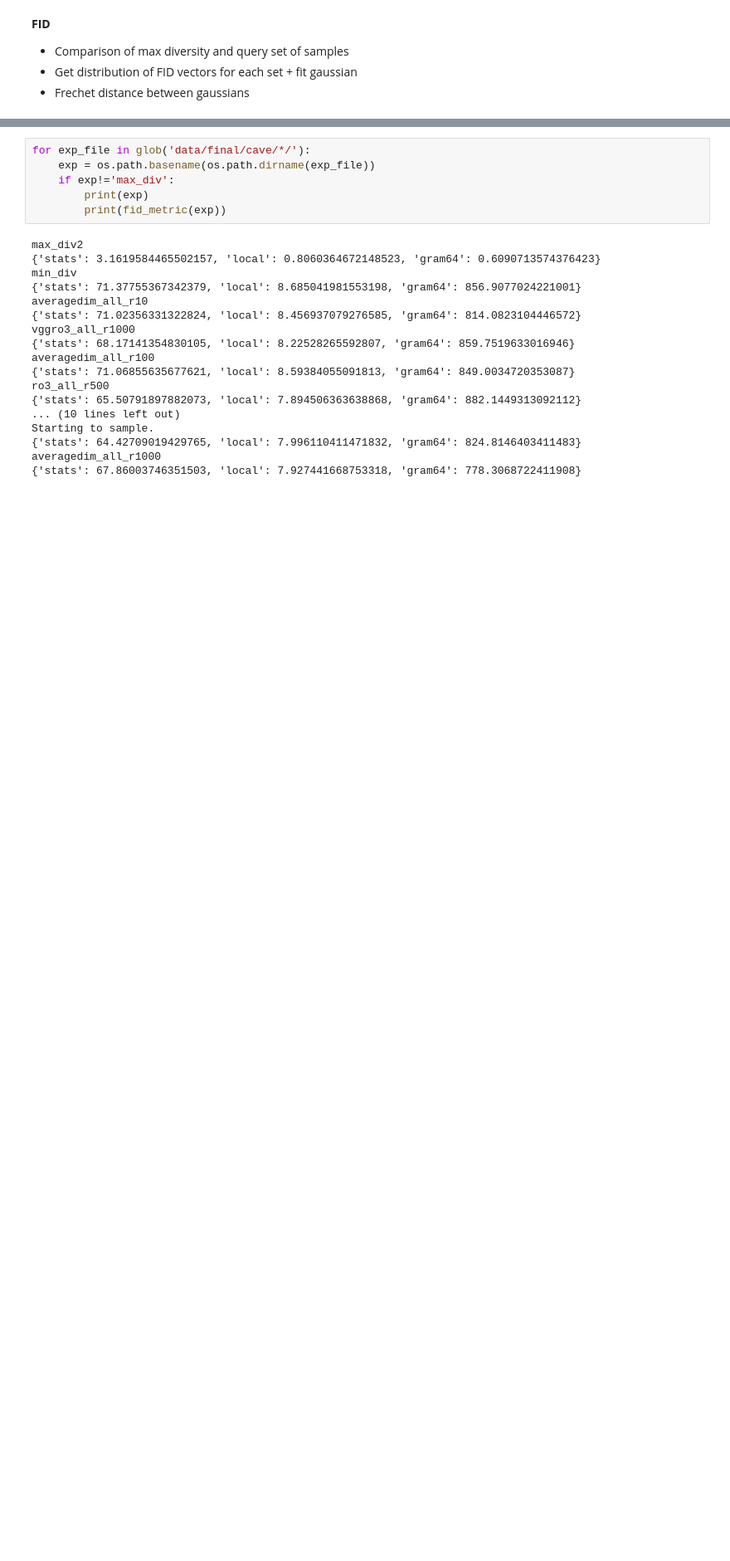
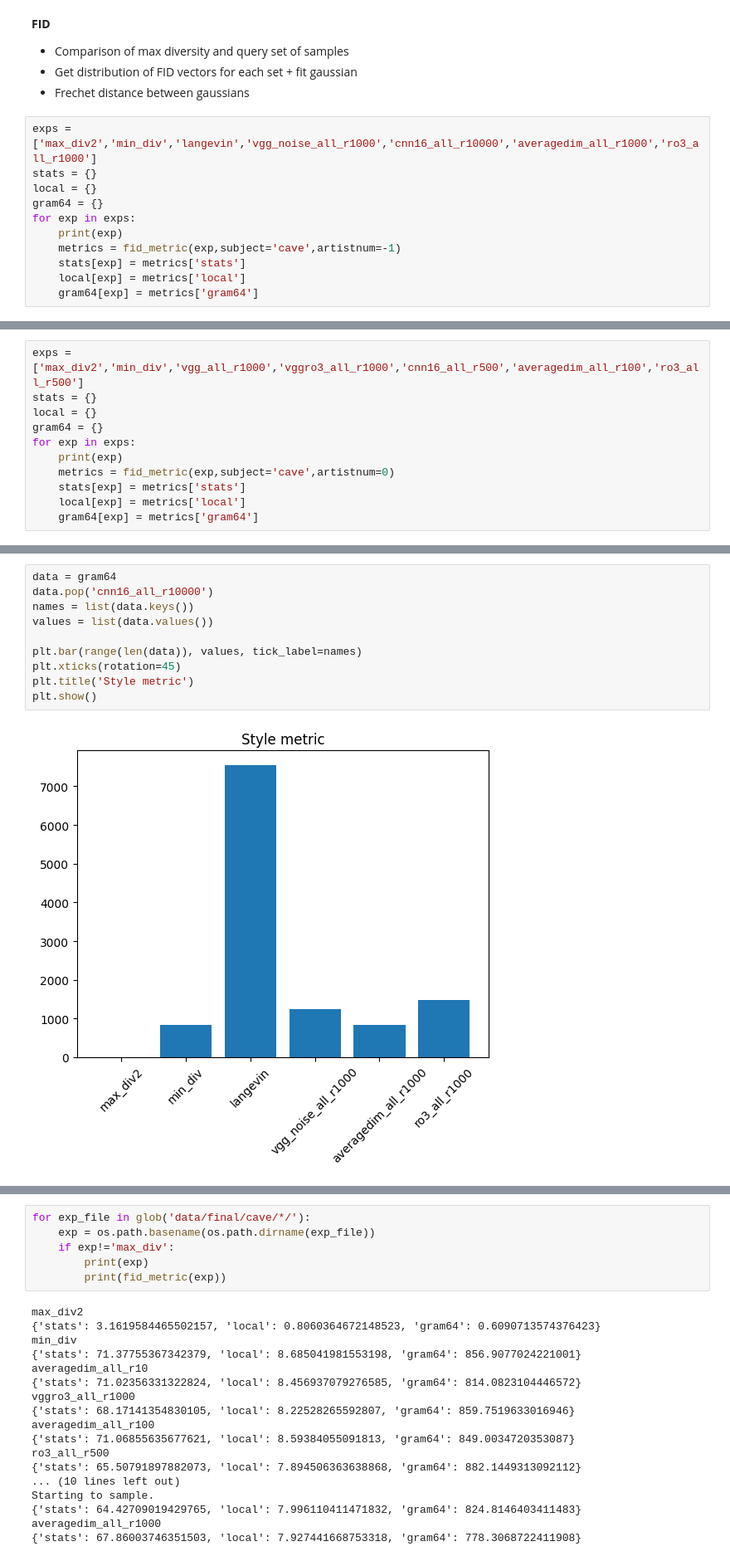
Before and after one commit to alexpondaven/particlediffusion, a Jupyter notebook: metrics.ipynb, the cells around one changed output, grey strips where cells are left out. Shown at 83% size. Drawn from its saved outputs; the diff is of its cells as text; blank space fills up the shorter version.

Commit message:
metrics and tsne

```diff
--- a/metrics.ipynb
+++ b/metrics.ipynb
@@ -40,3 +40,14 @@ from glob import glob
 - Comparison of max diversity and query set of samples
 - Get distribution of FID vectors for each set + fit gaussian
 - Frechet distance between gaussians
+# %%
+exps = ['max_div2','min_div','langevin','vgg_noise_all_r1000','cnn16_all_r10000','averagedim_all_r1000','ro3_all_r1000']
+stats = {}
+local = {}
+gram64 = {}
+for exp in exps:
+    print(exp)
+    metrics = fid_metric(exp,subject='cave',artistnum=-1)
+    stats[exp] = metrics['stats']
+    local[exp] = metrics['local']
+    gram64[exp] = metrics['gram64']
@@ -42,0 +62,11 @@ from glob import glob
+# %%
+exps = ['max_div2','min_div','vgg_all_r1000','vggro3_all_r1000','cnn16_all_r500','averagedim_all_r100','ro3_all_r500']
+stats = {}
+local = {}
+gram64 = {}
+for exp in exps:
+    print(exp)
+    metrics = fid_metric(exp,subject='cave',artistnum=0)
+    stats[exp] = metrics['stats']
+    local[exp] = metrics['local']
+    gram64[exp] = metrics['gram64']
@@ -42,0 +81,12 @@ from glob import glob
+# %%
+data = gram64
+data.pop('cnn16_all_r10000')
+names = list(data.keys())
+values = list(data.values())
+
+plt.bar(range(len(data)), values, tick_label=names)
+plt.xticks(rotation=45)
+plt.title('Style metric')
+plt.show()
+# %% [output]
+[figure, added]
```
Also changed, not shown: parts of 12 cells of this notebook, 3 other files.
